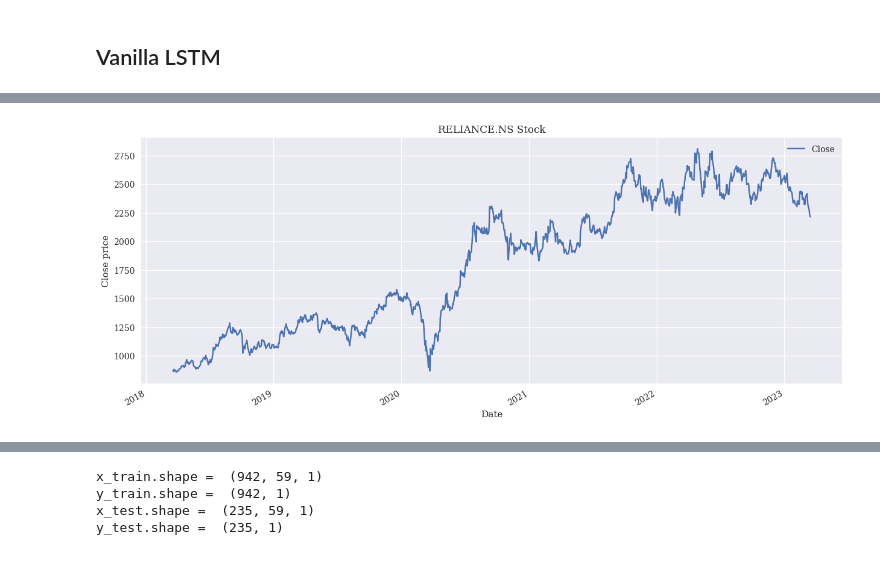
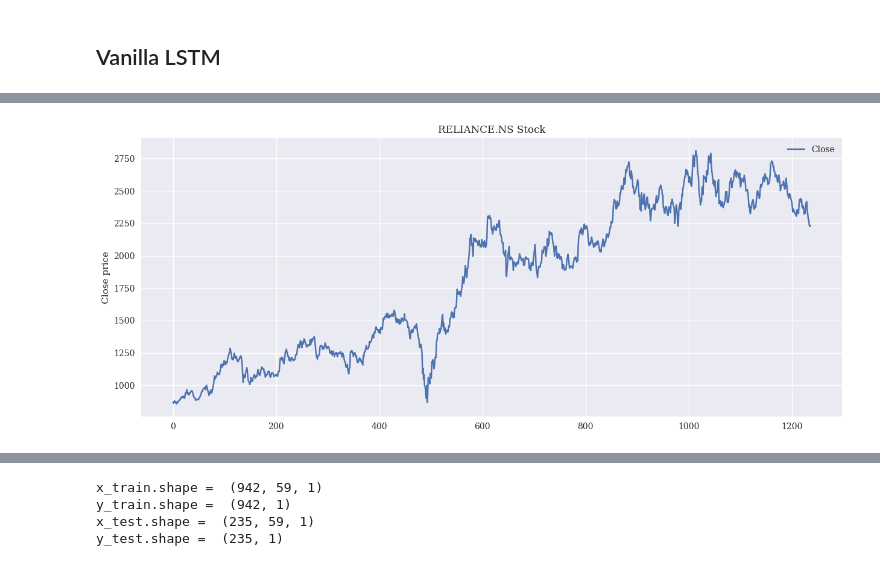
Before and after one commit to ashwinkey04/pred-backend, a Jupyter notebook: fyp_phase_1.ipynb, the cells around one changed output, grey strips where cells are left out. Drawn from its saved outputs; the diff is of its cells as text; code cells hidden in the pictures.

```diff
--- a/fyp_phase_1.ipynb
+++ b/fyp_phase_1.ipynb
@@ -811,0 +803,4 @@ except Exception as e:
+# %%
+stock_data = fin_stock_history.copy()
+stock_data['Date'] =  stock_data['Date'].dt.date
+stock_data.head()
@@ -811,0 +814,11 @@ except Exception as e:
+# %%
+df_fin = stock_data
+
+# Calculate average sentiment scores for each day
+for i,r in df_fin.iterrows():
+    df_fin.at[i,'positive_sentiment'] = np.mean(r['positive_sentiment'])
+    df_fin.at[i,'negative_sentiment'] = np.mean(r['negative_sentiment'])
+    df_fin.at[i,'neutral_sentiment'] = np.mean(r['neutral_sentiment'])
+
+df_fin.fillna(0, inplace=True)
+df_fin.tail()
@@ -812,8 +832,8 @@ except Exception as e:
 # %%
-df_fin = stock_data.copy()
+
 df_fin[['Close']].plot(figsize=(15, 6))
 plt.ylabel("Close price")
 plt.title("{} Stock".format(company_symbol))
 plt.show()
 # %% [output]
-[figure, old version]
+[figure, new version]
```
Also changed, not shown: parts of 34 cells of this notebook.
